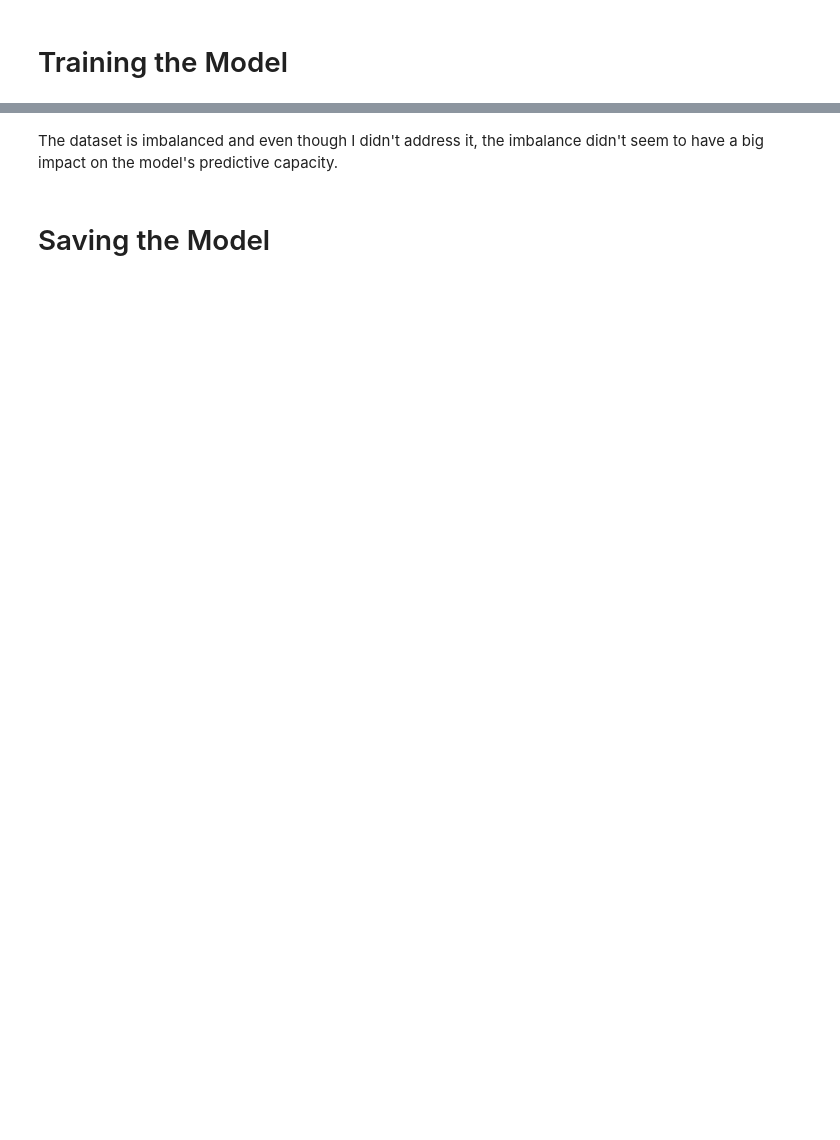
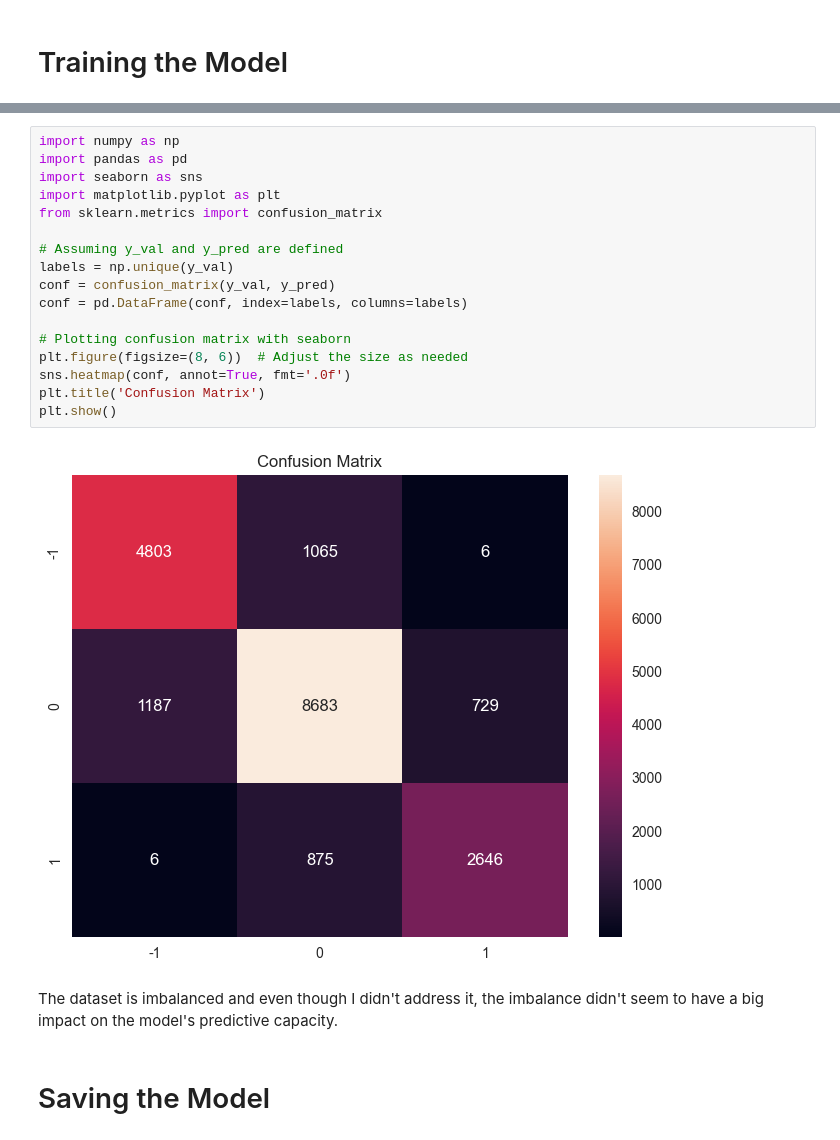
Before and after one commit to EsraKorkmazz/FINANCE-STREAMLIT-APP, a Jupyter notebook: notebooks/3-machine-learning.ipynb, the cells around one changed output, grey strips where cells are left out. Cells and saved outputs as stored; diff of their text form; blank space fills up the shorter version.

```diff
--- a/notebooks/3-machine-learning.ipynb
+++ b/notebooks/3-machine-learning.ipynb
@@ -298,3 +280,22 @@ with sns.axes_style('white'):
+# %%
+import numpy as np
+import pandas as pd
+import seaborn as sns
+import matplotlib.pyplot as plt
+from sklearn.metrics import confusion_matrix
+
+# Assuming y_val and y_pred are defined
+labels = np.unique(y_val)
+conf = confusion_matrix(y_val, y_pred)
+conf = pd.DataFrame(conf, index=labels, columns=labels)
+
+# Plotting confusion matrix with seaborn
+plt.figure(figsize=(8, 6))  # Adjust the size as needed
+sns.heatmap(conf, annot=True, fmt='.0f')
+plt.title('Confusion Matrix')
+plt.show()
+# %% [output]
+[figure, added]
 # %% [markdown]
 The dataset is imbalanced and even though I didn't address it, the imbalance didn't seem to have a big impact on the model's predictive capacity.
 # %% [markdown]
```
Also changed, not shown: parts of 18 cells of this notebook, 4 other files.
